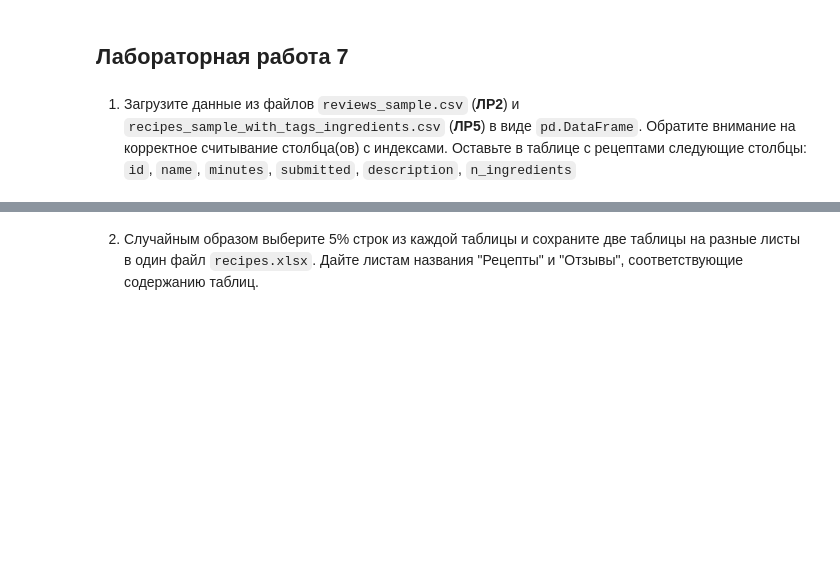
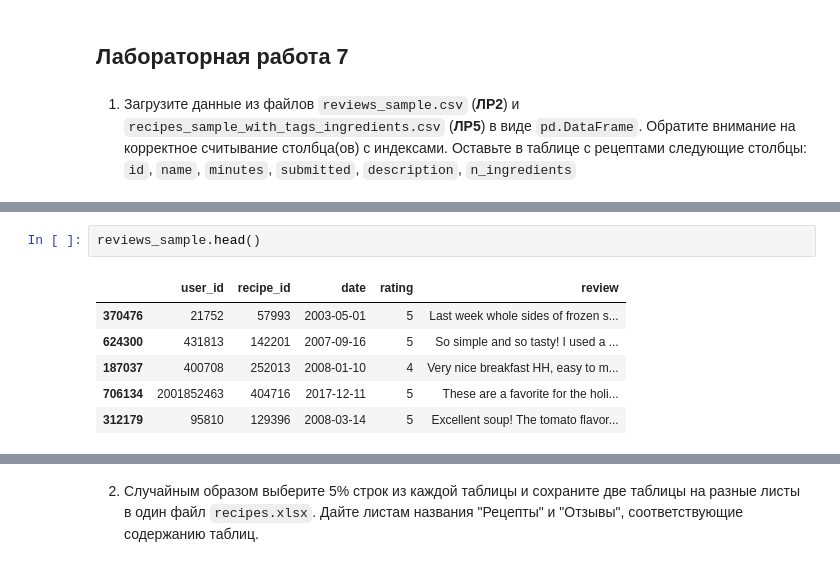
Before and after one commit to Amikuto/BigDataPT-BDPT-, a Jupyter notebook: Lesson7/07_excel_Фамилия_Имя.ipynb, the cells around one changed output, grey strips where cells are left out. Drawn from its saved outputs; the diff is of its cells as text; blank space fills up the shorter version.

```diff
--- a/Lesson7/07_excel_Фамилия_Имя.ipynb
+++ b/Lesson7/07_excel_Фамилия_Имя.ipynb
@@ -61,0 +68,9 @@ True
+# %%
+reviews_sample.head()
+# %% [output]
+|  | user_id | recipe_id | date | rating | review |
+| 370476 | 21752 | 57993 | 2003-05-01 | 5 | Last week whole sides of frozen s... |
+| 624300 | 431813 | 142201 | 2007-09-16 | 5 | So simple and so tasty! I used a ... |
+| 187037 | 400708 | 252013 | 2008-01-10 | 4 | Very nice breakfast HH, easy to m... |
+| 706134 | 2001852463 | 404716 | 2017-12-11 | 5 | These are a favorite for the holi... |
+| 312179 | 95810 | 129396 | 2008-03-14 | 5 | Excellent soup! The tomato flavor... |
```
Also changed, not shown: parts of 8 cells of this notebook, 1 other file.
